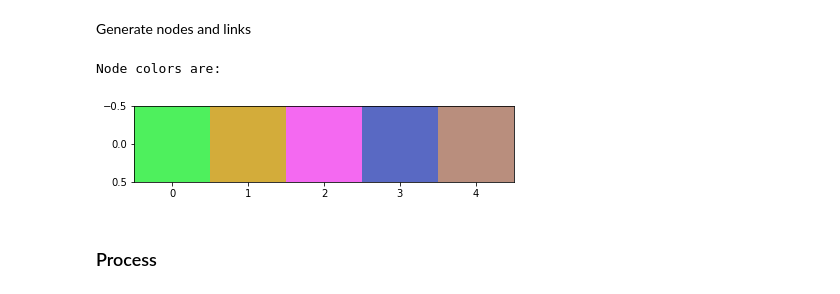
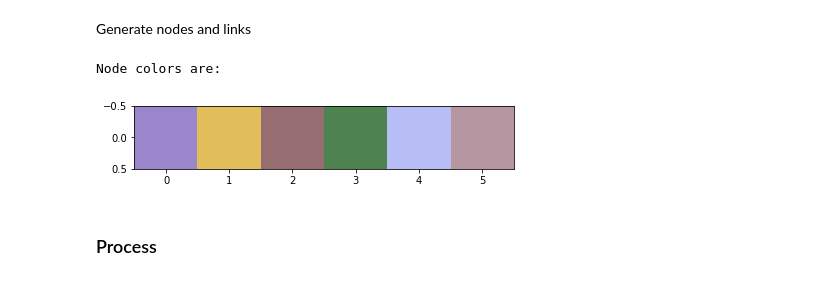
Before and after one commit to sahandv/science_science, a Jupyter notebook: Sankey Diagram by Similarity.ipynb, the cells around one changed output. Cells and saved outputs as stored; diff of their text form; code cells hidden in the pictures.

Commit message:
sankey on new data

```diff
--- a/Sankey Diagram by Similarity.ipynb
+++ b/Sankey Diagram by Similarity.ipynb
@@ -66,11 +66,11 @@ data_directory = '/home/sahand/GoogleDrive/Data/FastText doc clusters - SIP/50D/
 last_period_start = "2017"
 label_source = ''#authkeyword/'
 data_type = "Abstracts+Titles - Separated"
-year_periods_topics = ["7","7","8","8","11","12"]
+year_periods_topics = ["9","9","10","10","10","11"]
 # Sorted periods' topic numbers from new to old from left to right
 year_periods = ["1990-2004","2005-2007","2008-2010","2011-2013","2014-2016","2017-2018"]
 # Sorted year periods from new to old from left to right
-data_directory = '/home/sahand/GoogleDrive/Data/Document Clustering/50D w2/lemmatized/'
+data_directory = '/home/sahand/GoogleDrive/Data/Document Clustering/50D/deflem/'
 #'data/clusters/FastText/50D/'
 # %% [markdown]
 ### Read & Prepare Data
@@ -79,14 +79,14 @@ Generate nodes and links
 # %%
 node_colors_palette = aa.color_palette_maker(len(year_periods_topics),alpha=0.8)
 node_colors = ['rgba('+str(x).replace('[','').replace(']','')+')' for x in node_colors_palette]
 link_colors = [x[:-4]+'0.4)' for x in node_colors]
 node_colors_palette = np.array([node_colors_palette])
 print("Node colors are:")
-io.imshow(np.delete(node_colors_palette,3,1))
+io.imshow(node_colors_palette)
 labels_numeric_dict = {per:[] for per in year_periods}
 # %% [output]
 Node colors are:
-[figure, old version]
+[figure, new version]
 # %%
 def color_alternator(rgba_colors,up_thresh = 0.8, down_thresh = 0.2, color_part = 2):
     new_colors = []
```
Also changed, not shown: parts of 4 cells of this notebook.
